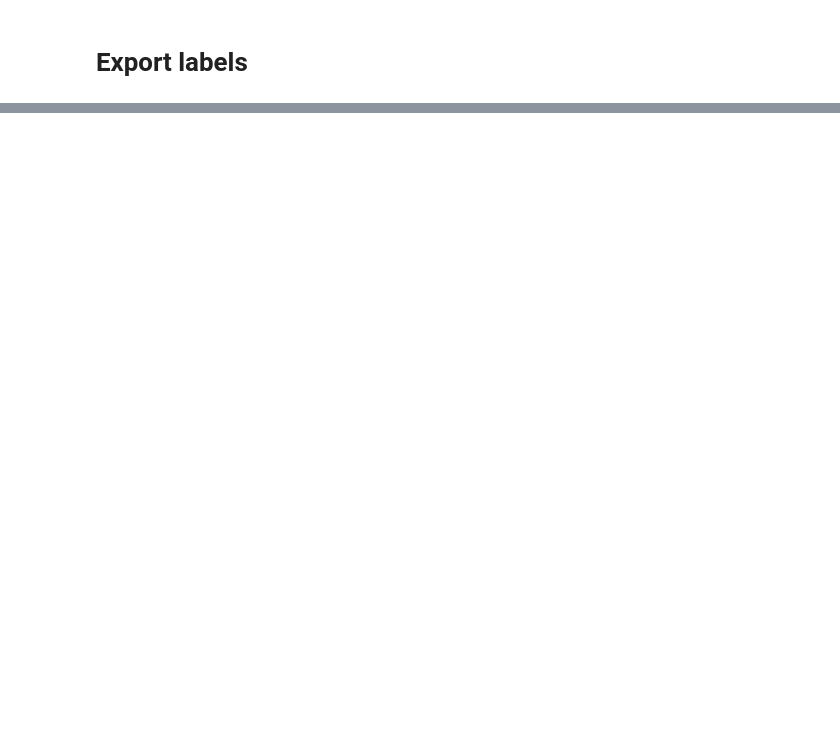
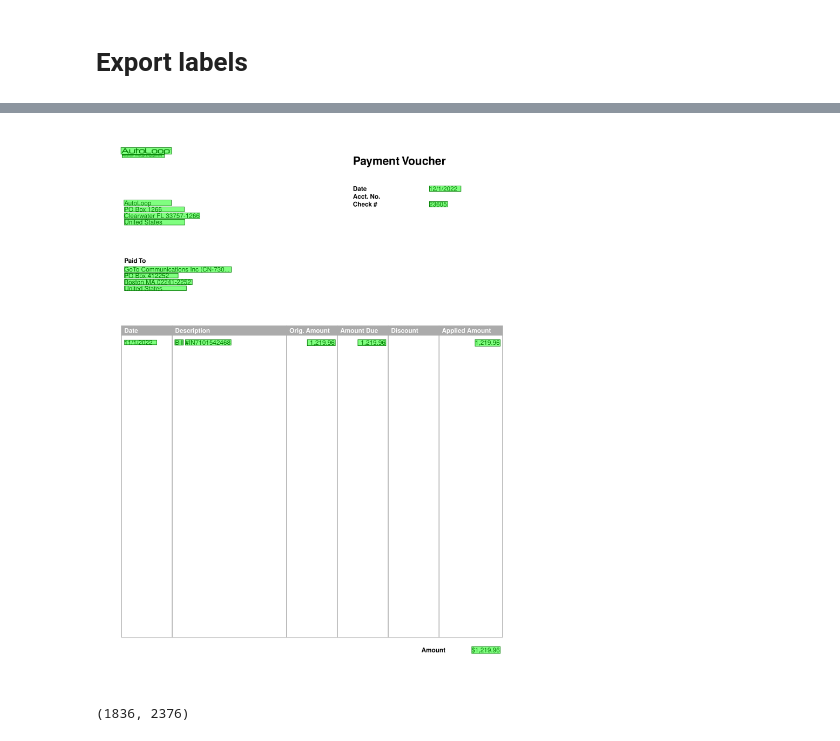
Before and after one commit to bilykigor/synthdog, a Jupyter notebook: synthdog/augmentation.ipynb, the cells around one changed output, grey strips where cells are left out. Drawn from its saved outputs; the diff is of its cells as text; code cells hidden in the pictures; blank space fills up the shorter version.

```diff
--- a/synthdog/augmentation.ipynb
+++ b/synthdog/augmentation.ipynb
@@ -131,0 +163,18 @@ with open("ch2.json", "w") as outfile:
+# %%
+from pdfminer.high_level import extract_pages
+
+source_file = 'rem2.pdf'
+page_layout = extract_pages(source_file)
+pdfminer_page_size=next(page_layout).bbox
+
+source_image = file_to_images(file=source_file)[0]
+#source_image = preprocess_image(source_image)
+
+width, heights = source_image.size
+
+width_scale = source_image.size[0] / pdfminer_page_size[2]
+heights_scale = source_image.size[1] / pdfminer_page_size[3]
+print(width_scale,heights_scale)
+
+source_image.save('rem2.png')
+print(source_image.size)
@@ -131,0 +218,22 @@ with open("ch2.json", "w") as outfile:
+# %%
+image = file_to_images('paper/rem2.png')[0]
+with open('paper/rem2.json') as json_file:
+    boxes = json.load(json_file)
+# %%
+def labelbox_box_to_image_box(bbox,width_scale,heights_scale):
+    return [
+        bbox['left']*width_scale,
+        bbox['top']*heights_scale,
+        (bbox['left']+bbox['width'])*width_scale,
+        (bbox['top']+bbox['height'])*heights_scale,
+        ]
+# %%
+bboxes = [labelbox_box_to_image_box(t['bbox'],1,1) for t in boxes]
+# %%
+draw_boxes(image.copy(),bboxes)
+# %% [output]
+[figure, added]
+# %%
+image.size
+# %% [output]
+(1836, 2376)
```
Also changed, not shown: parts of 19 cells of this notebook, 8 other files.
